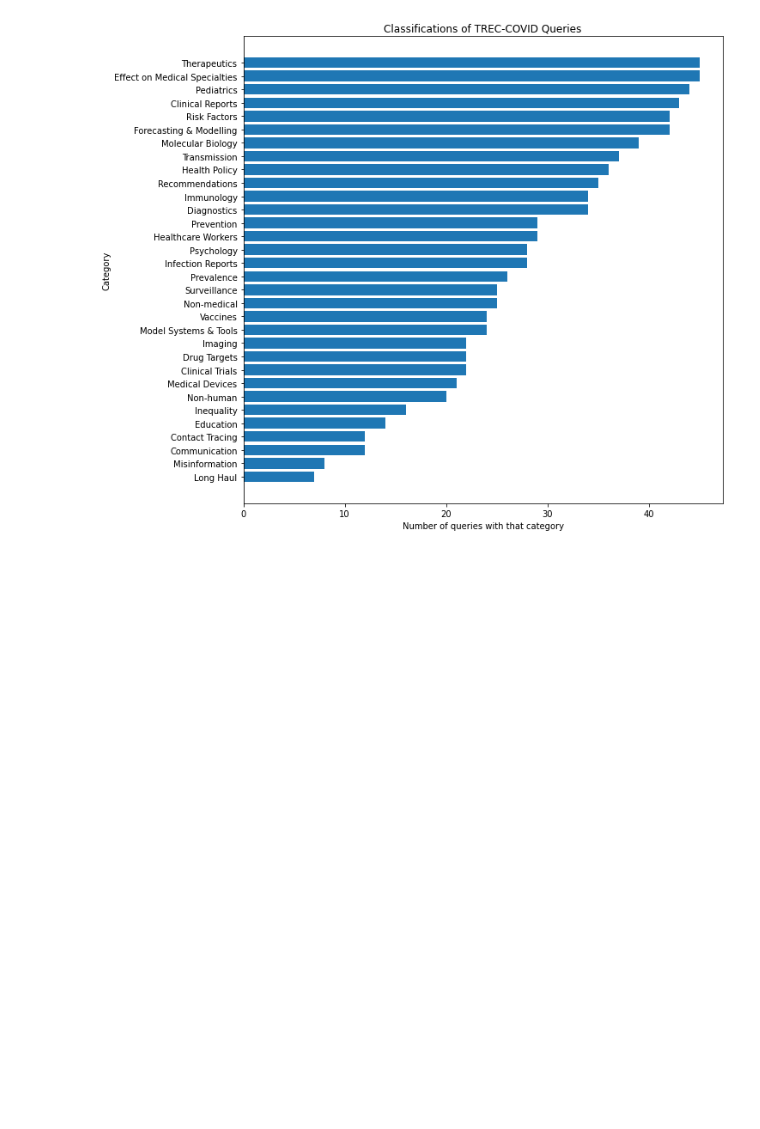
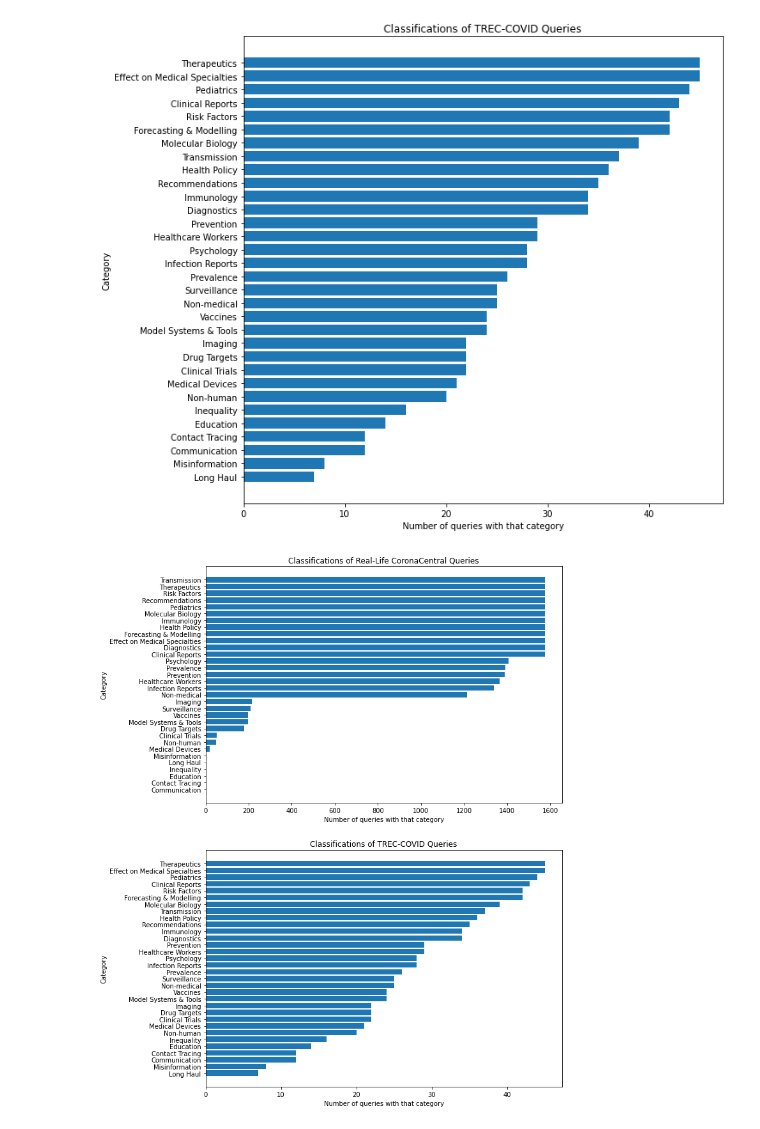
Before and after one commit to DavidONeill75101/level-4-project, a Jupyter notebook: Notebooks/Miscellaneous Analysis/CoronaCentral_search_log_analysis.ipynb, the cells around one changed output. Cells and saved outputs as stored; diff of their text form; code cells hidden in the pictures; blank space fills up the shorter version.

```diff
--- a/Notebooks/Miscellaneous Analysis/CoronaCentral_search_log_analysis.ipynb
+++ b/Notebooks/Miscellaneous Analysis/CoronaCentral_search_log_analysis.ipynb
@@ -185,20 +192,36 @@ plt.ylabel("Category")
 Text(0, 0.5, 'Category')
 [figure]
 # %%
-counts = dict.fromkeys(mlb.classes_, 0)
+counts2 = dict.fromkeys(mlb.classes_, 0)
 for line in y_train:
   for clas in mlb.classes_:
     if clas in line:
-      counts[clas]+=1
+      counts2[clas]+=1
 # %%
-counts = {k: v for k, v in sorted(counts.items(), key=lambda item: item[1])}
+counts2 = {k: v for k, v in sorted(counts2.items(), key=lambda item: item[1])}
 
 plt.figure(figsize=(10, 10))
 
-plt.barh(list(counts.keys()), list(counts.values()))
+plt.barh(list(counts2.keys()), list(counts2.values()))
 plt.title("Classifications of TREC-COVID Queries")
 plt.xlabel("Number of queries with that category")
 plt.ylabel("Category")
 # %% [output]
 Text(0, 0.5, 'Category')
 [figure]
+# %%
+fig, ax = plt.subplots(2, figsize=(10,15))
+
+ax[0].barh(list(counts.keys()), list(counts.values()))
+ax[0].set_title("Classifications of Real-Life CoronaCentral Queries")
+ax[0].set_xlabel("Number of queries with that category")
+ax[0].set_ylabel("Category")
+
+ax[1].barh(list(counts2.keys()), list(counts2.values()))
+ax[1].set_title("Classifications of TREC-COVID Queries")
+ax[1].set_xlabel("Number of queries with that category")
+ax[1].set_ylabel("Category")
+
+plt.savefig("query_comparison.pdf", format="pdf", bbox_inches="tight")
+# %% [output]
+[figure, added]
```
Also changed, not shown: parts of 5 cells of this notebook, 5 other files.
